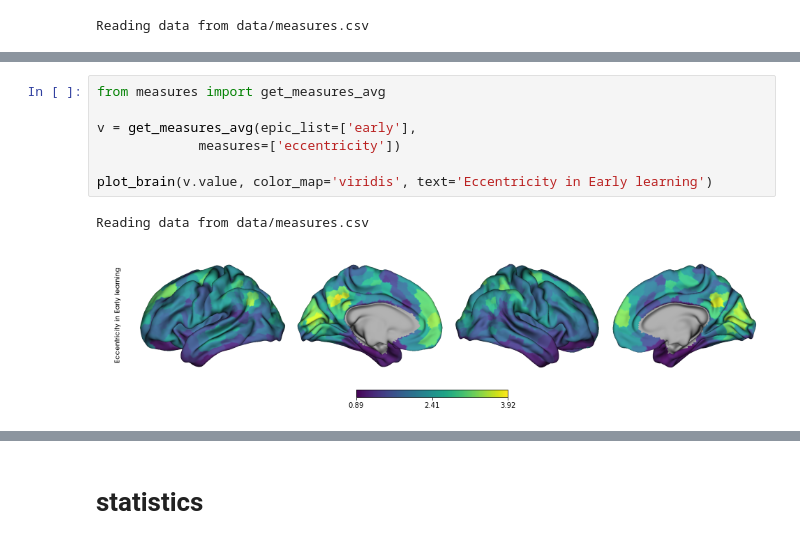
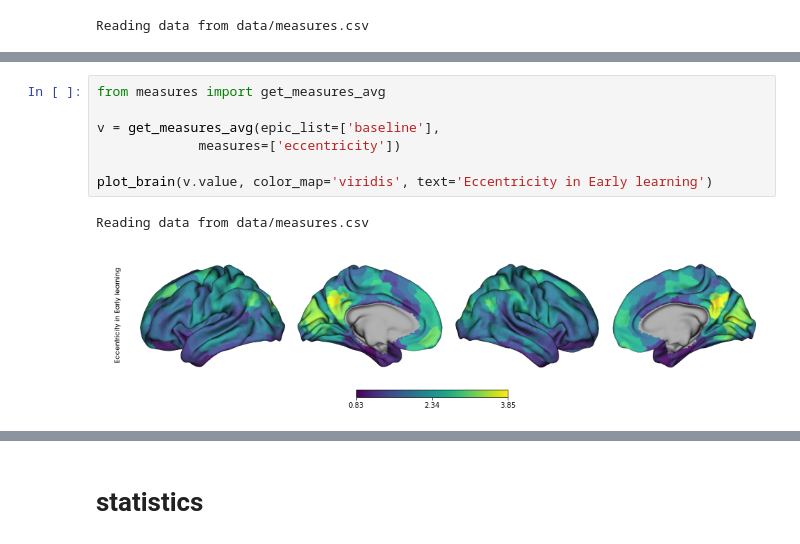
Before and after one commit to qniksefat/gradecc, a Jupyter notebook: RUNME.ipynb, the cells around one changed output, grey strips where cells are left out. Cells and saved outputs as stored; diff of their text form.

```diff
--- a/RUNME.ipynb
+++ b/RUNME.ipynb
@@ -81,10 +77,10 @@ Reading data from data/measures.csv
 # %%
 from measures import get_measures_avg
 
-v = get_measures_avg(epic_list=['early'],
+v = get_measures_avg(epic_list=['baseline'],
              measures=['eccentricity'])
 
 plot_brain(v.value, color_map='viridis', text='Eccentricity in Early learning')
 # %% [output]
 Reading data from data/measures.csv
-[figure, old version]
+[figure, new version]
```
Also changed, not shown: parts of 14 cells of this notebook, 6 other files.
